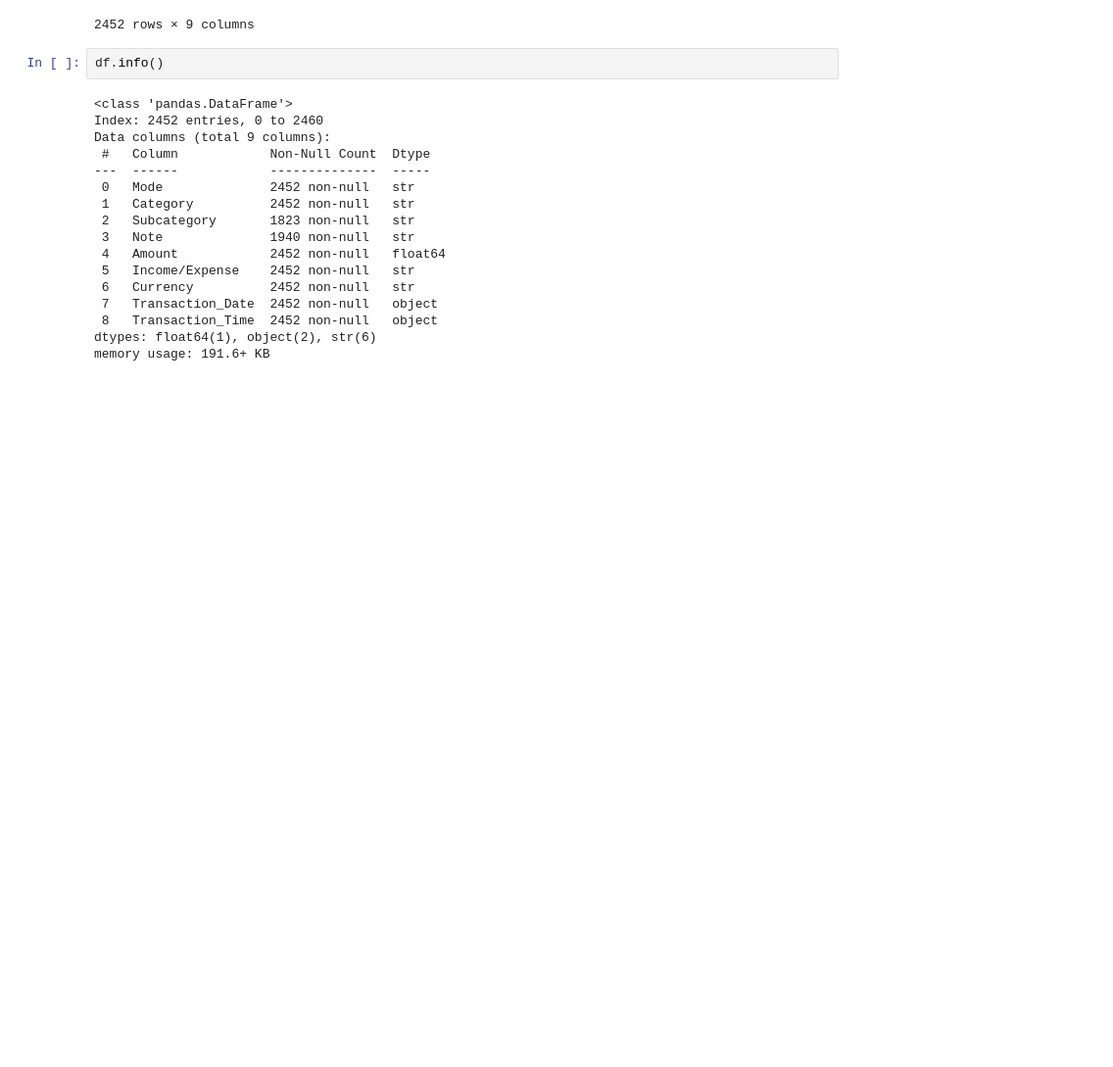
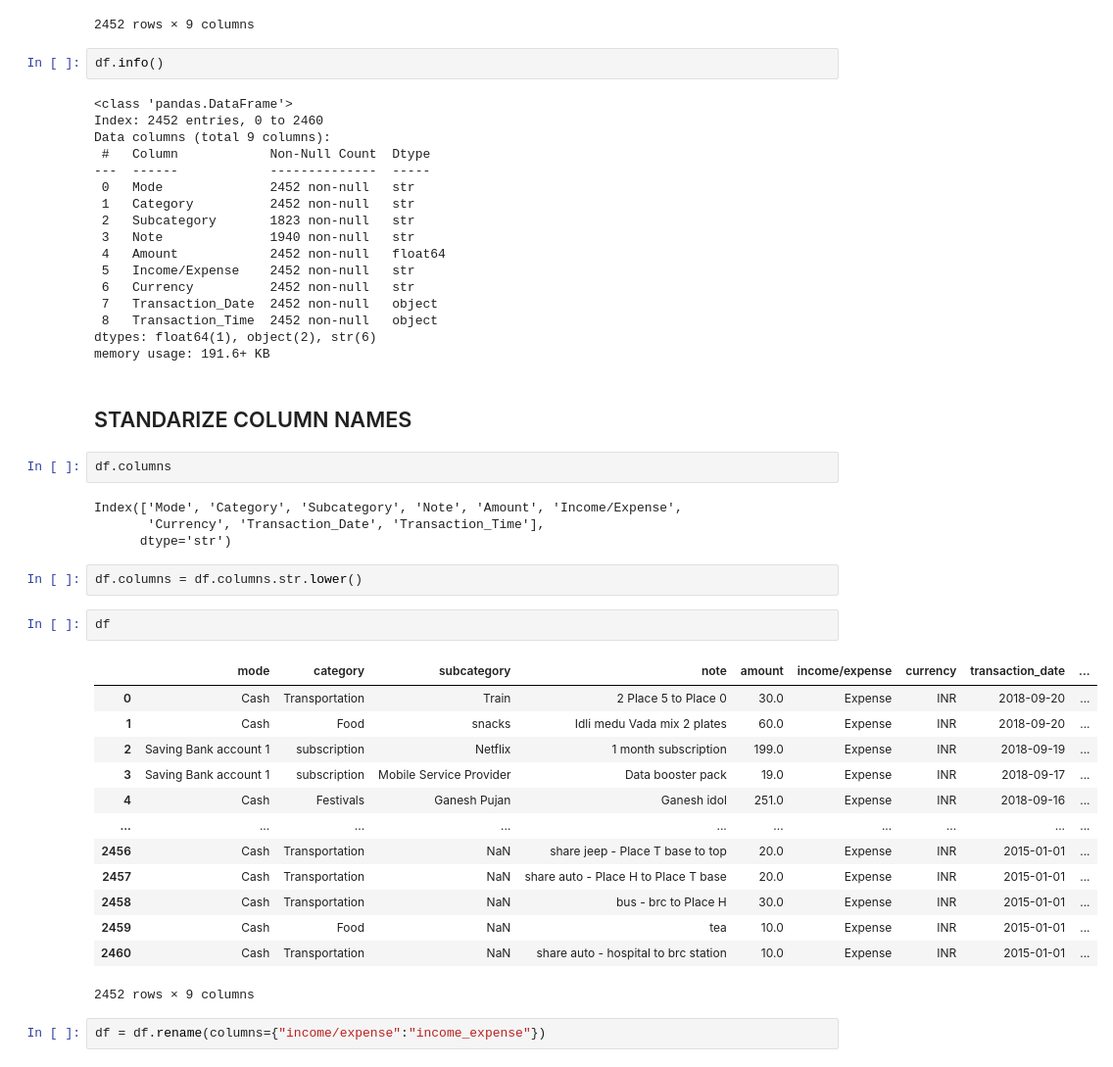
Before and after one commit to bh-arti113/personal-finance-analyzer, a Jupyter notebook: notebook/real_data_cleaning.ipynb, the cells around one changed output. Shown at 98% size. Cells and saved outputs as stored; diff of their text form; blank space fills up the shorter version.

Commit message:
Complete transaction cleaning and visualizations

```diff
--- a/notebook/real_data_cleaning.ipynb
+++ b/notebook/real_data_cleaning.ipynb
@@ -353,3 +356,31 @@ Data columns (total 9 columns):
  8   Transaction_Time  2452 non-null   object
 dtypes: float64(1), object(2), str(6)
 memory usage: 191.6+ KB
+# %% [markdown]
+## STANDARIZE COLUMN NAMES
+# %%
+df.columns
+# %% [output]
+Index(['Mode', 'Category', 'Subcategory', 'Note', 'Amount', 'Income/Expense',
+       'Currency', 'Transaction_Date', 'Transaction_Time'],
+      dtype='str')
+# %%
+df.columns = df.columns.str.lower()
+# %%
+df
+# %% [output]
+|  | mode | category | subcategory | note | amount | income/expense | currency | transaction_date | ... |
+| 0 | Cash | Transportation | Train | 2 Place 5 to Place 0 | 30.0 | Expense | INR | 2018-09-20 | ... |
+| 1 | Cash | Food | snacks | Idli medu Vada mix 2 plates | 60.0 | Expense | INR | 2018-09-20 | ... |
+| 2 | Saving Bank account 1 | subscription | Netflix | 1 month subscription | 199.0 | Expense | INR | 2018-09-19 | ... |
+| 3 | Saving Bank account 1 | subscription | Mobile Service Provider | Data booster pack | 19.0 | Expense | INR | 2018-09-17 | ... |
+| 4 | Cash | Festivals | Ganesh Pujan | Ganesh idol | 251.0 | Expense | INR | 2018-09-16 | ... |
+| ... | ... | ... | ... | ... | ... | ... | ... | ... | ... |
+| 2456 | Cash | Transportation | NaN | share jeep - Place T base to top | 20.0 | Expense | INR | 2015-01-01 | ... |
+| 2457 | Cash | Transportation | NaN | share auto - Place H to Place T base | 20.0 | Expense | INR | 2015-01-01 | ... |
+| 2458 | Cash | Transportation | NaN | bus - brc to Place H | 30.0 | Expense | INR | 2015-01-01 | ... |
+| 2459 | Cash | Food | NaN | tea | 10.0 | Expense | INR | 2015-01-01 | ... |
+| 2460 | Cash | Transportation | NaN | share auto - hospital to brc station | 10.0 | Expense | INR | 2015-01-01 | ... |
+2452 rows × 9 columns
+# %%
+df = df.rename(columns={"income/expense":"income_expense"})
```
Also changed, not shown: parts of 28 cells of this notebook.
